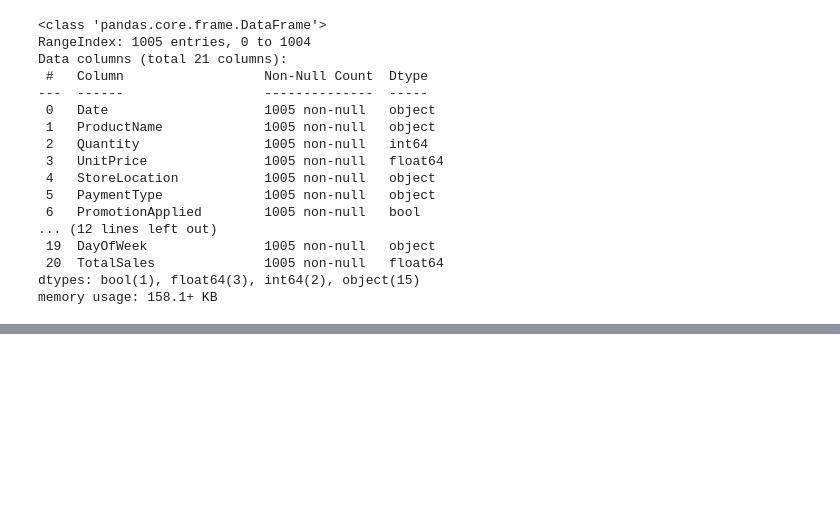
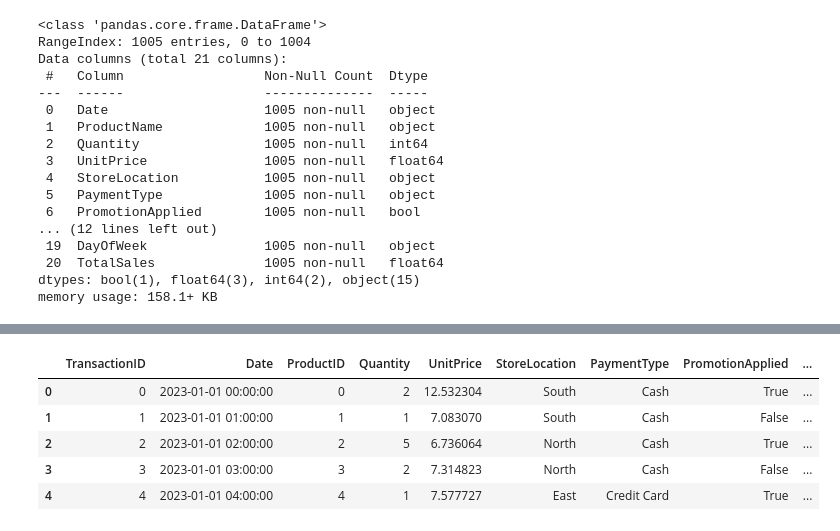
Before and after one commit to BiodunJ/Zipco-Casestudy-with-Airflow, a Jupyter notebook: etl_pipeline.ipynb, the cells around one changed output, grey strips where cells are left out. Drawn from its saved outputs; the diff is of its cells as text; code cells hidden in the pictures; blank space fills up the shorter version.

Commit message:
data cleaning and transformation

```diff
--- a/etl_pipeline.ipynb
+++ b/etl_pipeline.ipynb
@@ -66,0 +156,5 @@ memory usage: 158.1+ KB
+# %%
+#creating product table
+products = data[['ProductName']].drop_duplicates().reset_index(drop=True)
+products.index.name = 'ProductID'
+products.reset_index(inplace=True)
@@ -66,0 +174,6 @@ memory usage: 158.1+ KB
+# %%
+#Creating Customer table
+customers = data[['CustomerName', 'CustomerAddress', 'Customer_PhoneNumber',
+       'CustomerEmail']].drop_duplicates().reset_index(drop=True)
+customers.index.name = 'CustomerID'
+customers.reset_index(inplace=True)
@@ -66,0 +189,5 @@ memory usage: 158.1+ KB
+# %%
+#creating staff table
+staff = data[['Staff_Name', 'Staff_Email']].drop_duplicates().reset_index(drop=True)
+staff.index.name = 'StaffID'
+staff.reset_index(inplace=True)
@@ -66,0 +203,19 @@ memory usage: 158.1+ KB
+# %%
+# creating Trancsaction table
+transactions = data.merge(products, on=['ProductName'], how='left')\
+                   .merge(customers, on=['CustomerName', 'CustomerAddress', 'Customer_PhoneNumber', 'CustomerEmail'], how='left')\
+                   .merge(staff, on=['Staff_Name', 'Staff_Email'], how='left')
+
+transactions.index.name = 'TransactionID'
+transactions.reset_index(inplace=True)
+transactions = transactions[['TransactionID','Date',  'ProductID', 'Quantity', 'UnitPrice', 'StoreLocation', 'PaymentType', 'PromotionApplied', 'Weather', 'Temperature', 'StaffPerformanceRating', 'CustomerFeedback', 'DeliveryTime_min', 'OrderType', 'CustomerID', 'StaffID', 'DayOfWeek',
+                             'TotalSales']]
+# %%
+transactions.head()  # Display the first few rows of the transactions dataframe
+# %% [output]
+|  | TransactionID | Date | ProductID | Quantity | UnitPrice | StoreLocation | PaymentType | PromotionApplied | ... |
+| 0 | 0 | 2023-01-01 00:00:00 | 0 | 2 | 12.532304 | South | Cash | True | ... |
+| 1 | 1 | 2023-01-01 01:00:00 | 1 | 1 | 7.083070 | South | Cash | False | ... |
+| 2 | 2 | 2023-01-01 02:00:00 | 2 | 5 | 6.736064 | North | Cash | True | ... |
+| 3 | 3 | 2023-01-01 03:00:00 | 3 | 2 | 7.314823 | North | Cash | False | ... |
+| 4 | 4 | 2023-01-01 04:00:00 | 4 | 1 | 7.577727 | East | Credit Card | True | ... |
```
Also changed, not shown: parts of 13 cells of this notebook, 5 other files.
